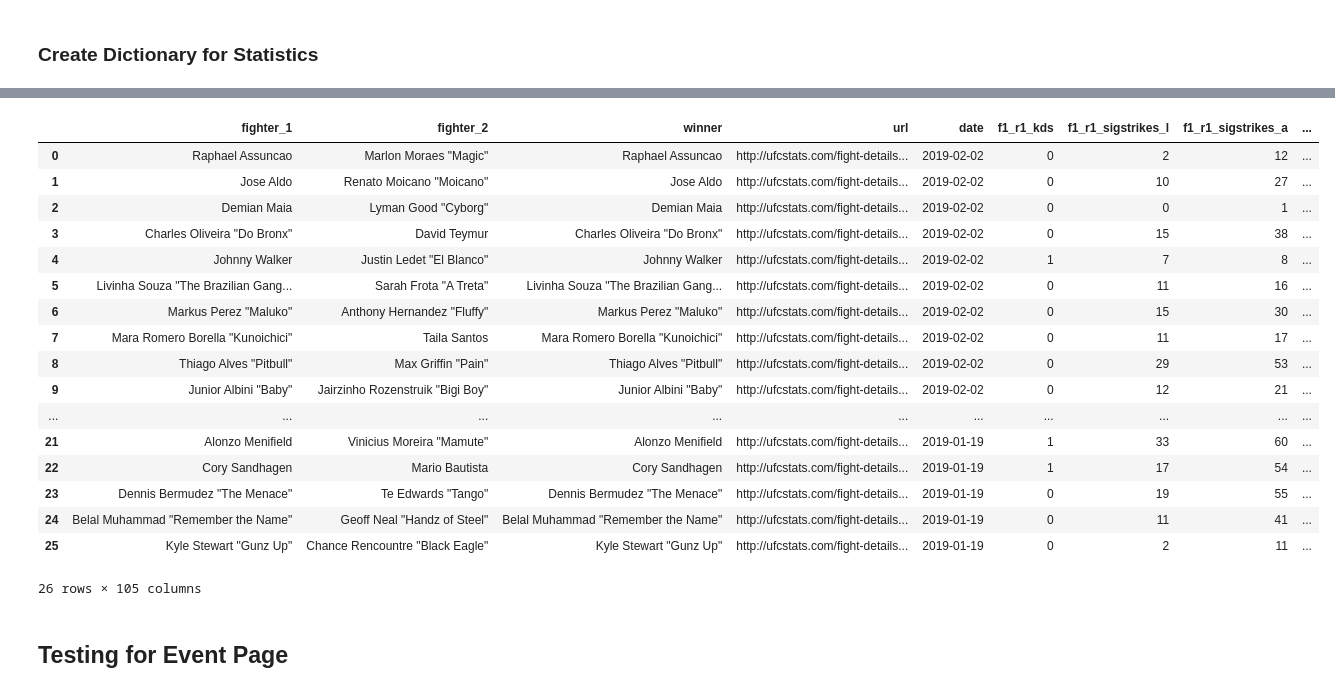
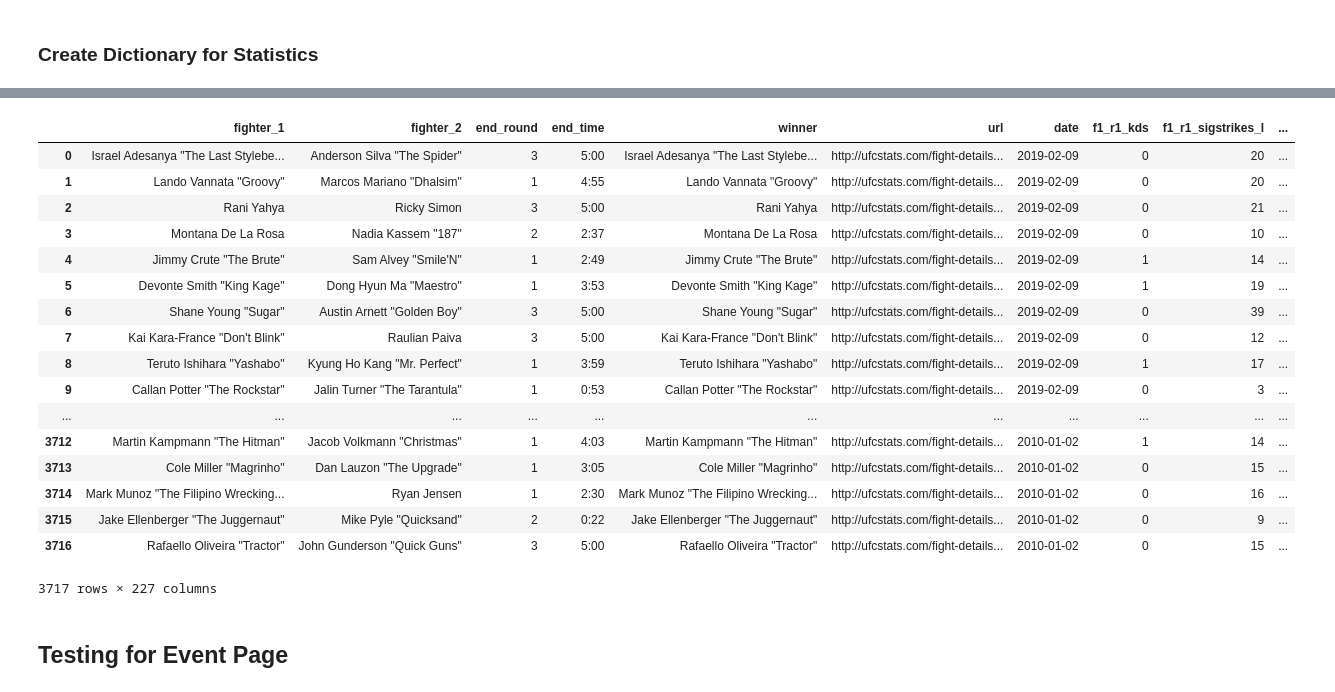
Before and after one commit to jasonminsookim/fight_prediction, a Jupyter notebook: notebooks/2-jmk-scraping_fight_level_data.ipynb, the cells around one changed output, grey strips where cells are left out. Saved outputs shown, nothing was run; the diff lists cells and outputs as text; code cells hidden in the pictures.

```diff
--- a/notebooks/2-jmk-scraping_fight_level_data.ipynb
+++ b/notebooks/2-jmk-scraping_fight_level_data.ipynb
@@ -39,17 +41,24 @@ d = {}
 # Create empty lists for fighters and winner
 fighters_1 = []
 fighters_2 = []
+end_rounds = []
+end_times = []
 winners = []
+
 # General information
 dates = []
 fight_urls = []
+
+# Debugging
+event_error_urls = []
+fight_error_urls = []
 
 num_rounds = 5
 cur_round = 1
 while(cur_round <= num_rounds):
     fighter_index = 1
     while fighter_index <= 2:
-
+        # General Fight Stats
         d["f{0}_r{1}_kds".format(fighter_index, cur_round)] = []
         d["f{0}_r{1}_sigstrikes_l".format(fighter_index, cur_round)] = []
         d["f{0}_r{1}_sigstrikes_l".format(fighter_index, cur_round)] = []
@@ -62,6 +71,19 @@ while(cur_round <= num_rounds):
         d["f{0}_r{1}_passes".format(fighter_index, cur_round)] = []
         d["f{0}_r{1}_revs".format(fighter_index, cur_round)] = []
 
+        # Stats Regarding Signficant Strikes Target and Distance
+        d["f{0}_r{1}_ss_head_l".format(fighter_index, cur_round)] = []
+        d["f{0}_r{1}_ss_head_a".format(fighter_index, cur_round)] = []
+        d["f{0}_r{1}_ss_body_l".format(fighter_index, cur_round)] = []
+        d["f{0}_r{1}_ss_body_a".format(fighter_index, cur_round)] = []
+        d["f{0}_r{1}_ss_leg_l".format(fighter_index, cur_round)] = []
+        d["f{0}_r{1}_ss_leg_a".format(fighter_index, cur_round)] = []
+        d["f{0}_r{1}_ss_dist_l".format(fighter_index, cur_round)] = []
+        d["f{0}_r{1}_ss_dist_a".format(fighter_index, cur_round)] = []
+        d["f{0}_r{1}_ss_clinch_l".format(fighter_index, cur_round)] = []
+        d["f{0}_r{1}_ss_clinch_a".format(fighter_index, cur_round)] = []
+        d["f{0}_r{1}_ss_ground_l".format(fighter_index, cur_round)] = []
+        d["f{0}_r{1}_ss_ground_a".format(fighter_index, cur_round)] = []
         fighter_index += 1
     cur_round += 1
 # %% [output]
@@ -191,33 +289,35 @@ Wall time: 1min 40s
 # %%
 round_stats_df = pd.DataFrame(d)
 
 gen_stats_dict = {'fighter_1':fighters_1,
-              'fighter_2':fighters_2,
-              'winner':winners,
-              'url': fight_urls,
-              'date': dates}
+                  'fighter_2':fighters_2,
+                  'end_round': end_rounds,
+                  'end_time': end_times,
+                  'winner':winners,
+                  'url': fight_urls,
+                  'date': dates}
 
 gen_stats_df = pd.DataFrame(gen_stats_dict, columns=gen_stats_dict.keys())
 
 all_stats_df = pd.concat([gen_stats_df, round_stats_df], axis=1)
 all_stats_df
 # %% [output]
-|  | fighter_1 | fighter_2 | winner | url | date | f1_r1_kds | f1_r1_sigstrikes_l | f1_r1_sigstrikes_a | ... |
-| 0 | Raphael Assuncao | Marlon Moraes "Magic" | Raphael Assuncao | http://ufcstats.com/fight-details... | 2019-02-02 | 0 | 2 | 12 | ... |
-| 1 | Jose Aldo | Renato Moicano "Moicano" | Jose Aldo | http://ufcstats.com/fight-details... | 2019-02-02 | 0 | 10 | 27 | ... |
-| 2 | Demian Maia | Lyman Good "Cyborg" | Demian Maia | http://ufcstats.com/fight-details... | 2019-02-02 | 0 | 0 | 1 | ... |
-| 3 | Charles Oliveira "Do Bronx" | David Teymur | Charles Oliveira "Do Bronx" | http://ufcstats.com/fight-details... | 2019-02-02 | 0 | 15 | 38 | ... |
-| 4 | Johnny Walker | Justin Ledet "El Blanco" | Johnny Walker | http://ufcstats.com/fight-details... | 2019-02-02 | 1 | 7 | 8 | ... |
-| 5 | Livinha Souza "The Brazilian Gang... | Sarah Frota "A Treta" | Livinha Souza "The Brazilian Gang... | http://ufcstats.com/fight-details... | 2019-02-02 | 0 | 11 | 16 | ... |
-| 6 | Markus Perez "Maluko" | Anthony Hernandez "Fluffy" | Markus Perez "Maluko" | http://ufcstats.com/fight-details... | 2019-02-02 | 0 | 15 | 30 | ... |
-| 7 | Mara Romero Borella "Kunoichici" | Taila Santos | Mara Romero Borella "Kunoichici" | http://ufcstats.com/fight-details... | 2019-02-02 | 0 | 11 | 17 | ... |
-| 8 | Thiago Alves "Pitbull" | Max Griffin "Pain" | Thiago Alves "Pitbull" | http://ufcstats.com/fight-details... | 2019-02-02 | 0 | 29 | 53 | ... |
-| 9 | Junior Albini "Baby" | Jairzinho Rozenstruik "Bigi Boy" | Junior Albini "Baby" | http://ufcstats.com/fight-details... | 2019-02-02 | 0 | 12 | 21 | ... |
-| ... | ... | ... | ... | ... | ... | ... | ... | ... | ... |
-| 21 | Alonzo Menifield | Vinicius Moreira "Mamute" | Alonzo Menifield | http://ufcstats.com/fight-details... | 2019-01-19 | 1 | 33 | 60 | ... |
-| 22 | Cory Sandhagen | Mario Bautista | Cory Sandhagen | http://ufcstats.com/fight-details... | 2019-01-19 | 1 | 17 | 54 | ... |
-| 23 | Dennis Bermudez "The Menace" | Te Edwards "Tango" | Dennis Bermudez "The Menace" | http://ufcstats.com/fight-details... | 2019-01-19 | 0 | 19 | 55 | ... |
-| 24 | Belal Muhammad "Remember the Name" | Geoff Neal "Handz of Steel" | Belal Muhammad "Remember the Name" | http://ufcstats.com/fight-details... | 2019-01-19 | 0 | 11 | 41 | ... |
-| 25 | Kyle Stewart "Gunz Up" | Chance Rencountre "Black Eagle" | Kyle Stewart "Gunz Up" | http://ufcstats.com/fight-details... | 2019-01-19 | 0 | 2 | 11 | ... |
+|  | fighter_1 | fighter_2 | end_round | end_time | winner | url | date | f1_r1_kds | f1_r1_sigstrikes_l | ... |
+| 0 | Israel Adesanya "The Last Stylebe... | Anderson Silva "The Spider" | 3 | 5:00 | Israel Adesanya "The Last Stylebe... | http://ufcstats.com/fight-details... | 2019-02-09 | 0 | 20 | ... |
+| 1 | Lando Vannata "Groovy" | Marcos Mariano "Dhalsim" | 1 | 4:55 | Lando Vannata "Groovy" | http://ufcstats.com/fight-details... | 2019-02-09 | 0 | 20 | ... |
+| 2 | Rani Yahya | Ricky Simon | 3 | 5:00 | Rani Yahya | http://ufcstats.com/fight-details... | 2019-02-09 | 0 | 21 | ... |
+| 3 | Montana De La Rosa | Nadia Kassem "187" | 2 | 2:37 | Montana De La Rosa | http://ufcstats.com/fight-details... | 2019-02-09 | 0 | 10 | ... |
+| 4 | Jimmy Crute "The Brute" | Sam Alvey "Smile'N" | 1 | 2:49 | Jimmy Crute "The Brute" | http://ufcstats.com/fight-details... | 2019-02-09 | 1 | 14 | ... |
+| 5 | Devonte Smith "King Kage" | Dong Hyun Ma "Maestro" | 1 | 3:53 | Devonte Smith "King Kage" | http://ufcstats.com/fight-details... | 2019-02-09 | 1 | 19 | ... |
+| 6 | Shane Young "Sugar" | Austin Arnett "Golden Boy" | 3 | 5:00 | Shane Young "Sugar" | http://ufcstats.com/fight-details... | 2019-02-09 | 0 | 39 | ... |
+| 7 | Kai Kara-France "Don't Blink" | Raulian Paiva | 3 | 5:00 | Kai Kara-France "Don't Blink" | http://ufcstats.com/fight-details... | 2019-02-09 | 0 | 12 | ... |
+| 8 | Teruto Ishihara "Yashabo" | Kyung Ho Kang "Mr. Perfect" | 1 | 3:59 | Teruto Ishihara "Yashabo" | http://ufcstats.com/fight-details... | 2019-02-09 | 1 | 17 | ... |
+| 9 | Callan Potter "The Rockstar" | Jalin Turner "The Tarantula" | 1 | 0:53 | Callan Potter "The Rockstar" | http://ufcstats.com/fight-details... | 2019-02-09 | 0 | 3 | ... |
+| ... | ... | ... | ... | ... | ... | ... | ... | ... | ... | ... |
+| 3712 | Martin Kampmann "The Hitman" | Jacob Volkmann "Christmas" | 1 | 4:03 | Martin Kampmann "The Hitman" | http://ufcstats.com/fight-details... | 2010-01-02 | 1 | 14 | ... |
+| 3713 | Cole Miller "Magrinho" | Dan Lauzon "The Upgrade" | 1 | 3:05 | Cole Miller "Magrinho" | http://ufcstats.com/fight-details... | 2010-01-02 | 0 | 15 | ... |
+| 3714 | Mark Munoz "The Filipino Wrecking... | Ryan Jensen | 1 | 2:30 | Mark Munoz "The Filipino Wrecking... | http://ufcstats.com/fight-details... | 2010-01-02 | 0 | 16 | ... |
+| 3715 | Jake Ellenberger "The Juggernaut" | Mike Pyle "Quicksand" | 2 | 0:22 | Jake Ellenberger "The Juggernaut" | http://ufcstats.com/fight-details... | 2010-01-02 | 0 | 9 | ... |
+| 3716 | Rafaello Oliveira "Tractor" | John Gunderson "Quick Guns" | 3 | 5:00 | Rafaello Oliveira "Tractor" | http://ufcstats.com/fight-details... | 2010-01-02 | 0 | 15 | ... |
-26 rows × 105 columns
+3717 rows × 227 columns
 # %%
```
Also changed, not shown: parts of 10 cells of this notebook, 11 other files.
